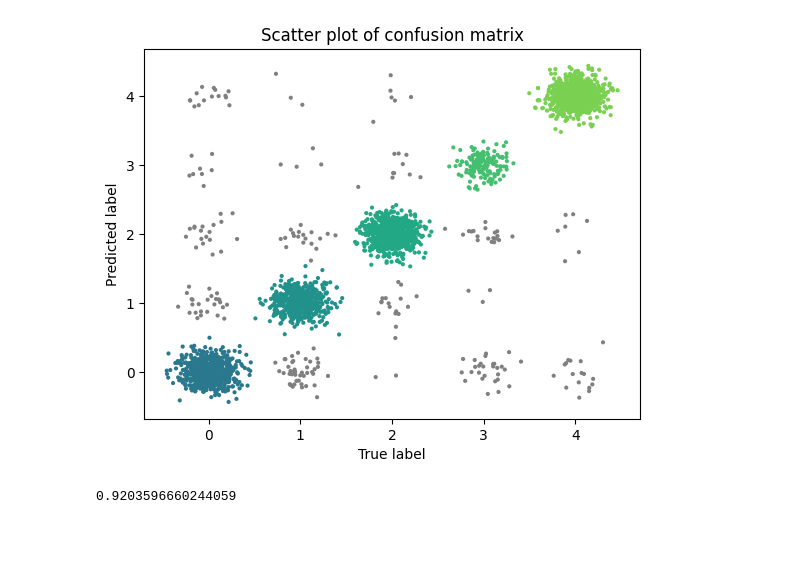
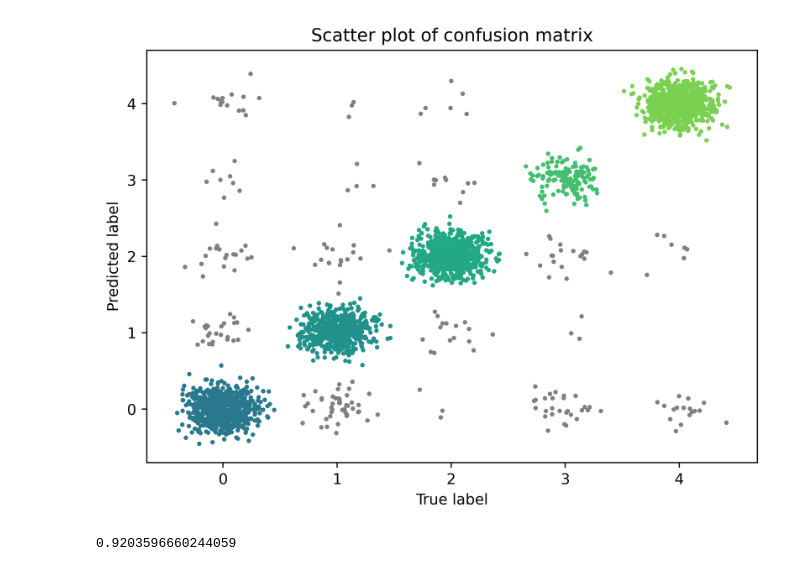
Before and after one commit to awcheng23/PACE, a Jupyter notebook: stats.ipynb, the cells around one changed output. Drawn from its saved outputs; the diff is of its cells as text; code cells hidden in the pictures; blank space fills up the shorter version.

Commit message:
Increase plot resolution + update stat name

```diff
--- a/stats.ipynb
+++ b/stats.ipynb
@@ -8,31 +8,32 @@ stats = th.load("data/stats_2023-09-30 21_20_55.534873.pth")
 # %%
 
 predicted_labels = np.array(stats['trial_predicted_label'])
 true_labels = np.array(stats['trial_true_label'])
 
 # Create a color array
 colors = np.full_like(predicted_labels, 'gray', dtype='<U7')
 
 unique_values = np.unique(true_labels)
 color_map = plt.get_cmap('viridis', len(unique_values)+6)
 
 for i, value in enumerate(unique_values):
     rgba_color = color_map(i+4)
     hex_color = matc.to_hex(rgba_color)
     colors[(predicted_labels == value) * (true_labels == value)] = hex_color
 
 # Add small normal noise to the labels
 noise_x = np.random.normal(0.0, .15, predicted_labels.shape)
 noise_y = np.random.normal(0.0, .15, true_labels.shape)
 predicted_labels = predicted_labels + noise_x
 true_labels = true_labels + noise_y
 
-plt.figure()
+plt.figure(dpi=500, frameon=True)
 plt.title('Scatter plot of confusion matrix')
 plt.scatter(predicted_labels, true_labels, c=colors, s=9, edgecolors='none')
 plt.xlabel('True label')
 plt.ylabel('Predicted label')
+plt.tight_layout()
 plt.show()
 # %% [output]
-[figure, old version]
+[figure, new version]
 # %%
```
Also changed, not shown: parts of 1 cell of this notebook, 1 other file.
